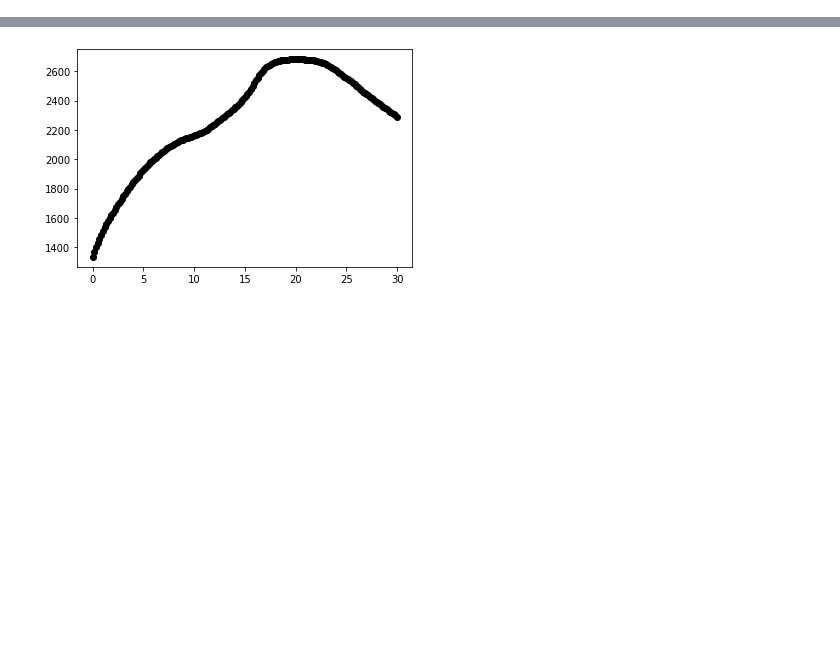
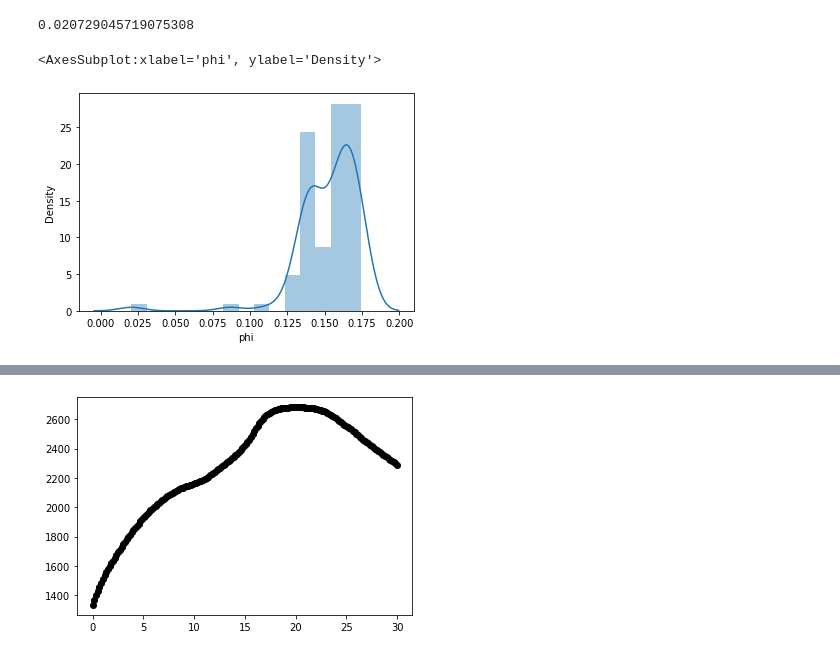
Before and after one commit to pone-software/hyperion, a Jupyter notebook: eval_nn_tres_param.ipynb, the cells around one changed output, grey strips where cells are left out. Saved outputs shown, nothing was run; the diff lists cells and outputs as text; code cells hidden in the pictures; blank space fills up the shorter version.

```diff
--- a/eval_nn_tres_param.ipynb
+++ b/eval_nn_tres_param.ipynb
@@ -48,7 +48,8 @@ dist_z = 50
 dark_noise_rate = 16 * 1E-6 # 1/ns
 
 modules = make_line(0, 0, oms_per_line, dist_z, rng, dark_noise_rate, 0, efficiency=0.3)
-modules += make_line(0, 50, oms_per_line, dist_z, rng, dark_noise_rate, 0, efficiency=0.3)
+modules += make_line(0, 100, oms_per_line, dist_z, rng, dark_noise_rate, 1, efficiency=0.3)
+modules += make_line(100, 0, oms_per_line, dist_z, rng, dark_noise_rate, 2, efficiency=0.3)
 det = Detector(modules)
 
 
@@ -191,0 +301,31 @@ xs = np.linspace(0, 500, 500)
+# %%
+def make_obj_func(event, llh):
+    def func(pars):
+        pars = torch.tensor(pars, dtype=torch.float, device=device, requires_grad=True)
+        val = -llh(event, 10**pars[0], pars[1:4], pars[4], pars[5], pars[6])
+        val.backward()
+        grads = pars.grad
+        return np.asarray(val.detach().cpu().numpy(), dtype=np.float64), np.asarray(grads.detach().cpu().numpy(), dtype=np.float64)
+    return func
+
+
+results = []
+for i in range(100):
+    event, record = generate_cascade(det, pos, t0_gen, cdir, n_photons=amp_gen, pprop_func=gen_ph, seed=i)
+
+    minfunc = make_obj_func(event, eval_likelihood)
+
+    if phi > np.pi:
+        phi_seed = phi - 2*np.pi
+    else:
+        phi_seed = phi
+    res = scipy.optimize.fmin_l_bfgs_b(
+        minfunc,
+        (np.log10(amp_gen), pos[0], pos[1], pos[2], theta, phi_seed, t0_gen),
+        bounds=((-1, None), (None, None), (None, None), (None, None), (0, np.pi), (-np.pi, np.pi), (None,None))
+    )
+    results.append(res[0])
+# %%
+results_df = pd.DataFrame(results, columns=["log10(E)", "x", "y", "z", "theta", "phi", "t"])
+# %%
+results_df["phi"] = results_df["phi"]
@@ -192 +344,10 @@ xs = np.linspace(0, 500, 500)
+# %%
+scipy.stats.circstd(results_df["phi"])
+# %% [output]
+0.020729045719075308
+# %%
+sns.distplot(results_df["phi"])
+# %% [output]
+<AxesSubplot:xlabel='phi', ylabel='Density'>
+[figure, added]
 # %%
```
Also changed, not shown: parts of 17 cells of this notebook.
